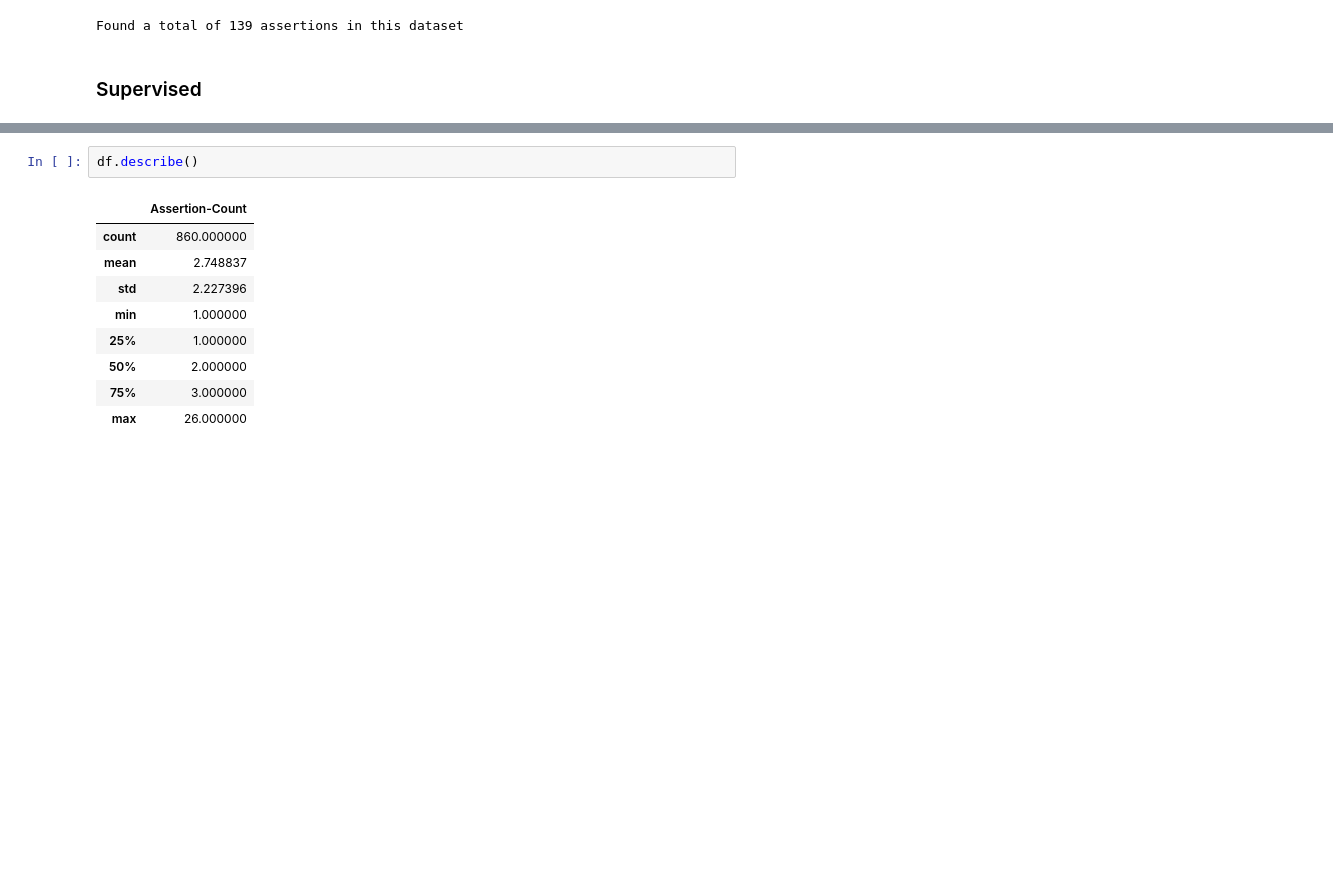
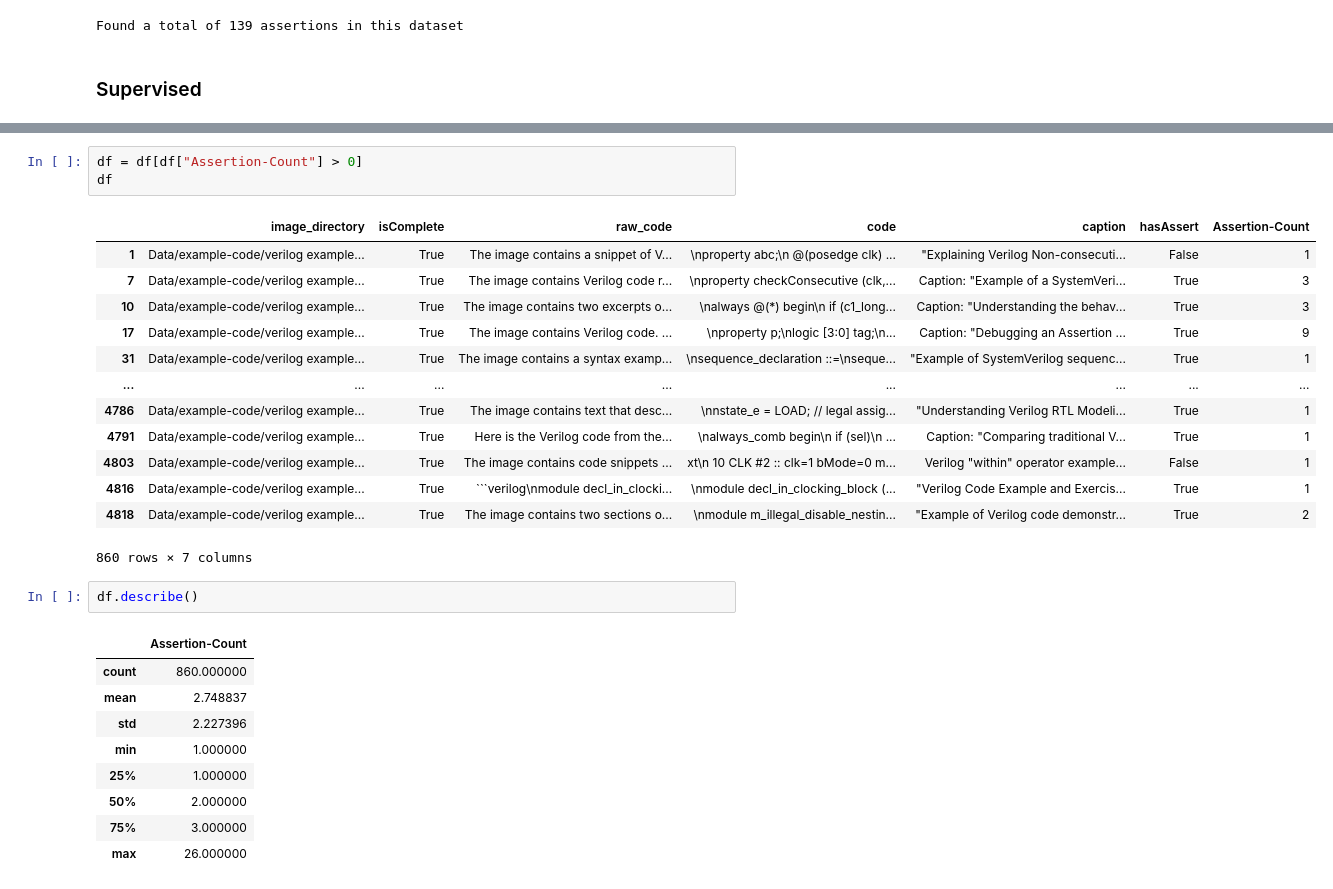
Before and after one commit to KoraSHughes/LLMCodeGen, a Jupyter notebook: Data/exploration.ipynb, the cells around one changed output, grey strips where cells are left out. Drawn from its saved outputs; the diff is of its cells as text; blank space fills up the shorter version.

````diff
--- a/Data/exploration.ipynb
+++ b/Data/exploration.ipynb
@@ -174,3 +186,20 @@ FileNotFoundError: [Errno 2] No such file or directory: 'Data/example-code/veril
+# %%
+df = df[df["Assertion-Count"] > 0]
+df
+# %% [output]
+|  | image_directory | isComplete | raw_code | code | caption | hasAssert | Assertion-Count |
+| 1 | Data/example-code/verilog example... | True | The image contains a snippet of V... | \nproperty abc;\n @(posedge clk) ... | "Explaining Verilog Non-consecuti... | False | 1 |
+| 7 | Data/example-code/verilog example... | True | The image contains Verilog code r... | \nproperty checkConsecutive (clk,... | Caption: "Example of a SystemVeri... | True | 3 |
+| 10 | Data/example-code/verilog example... | True | The image contains two excerpts o... | \nalways @(*) begin\n if (c1_long... | Caption: "Understanding the behav... | True | 3 |
+| 17 | Data/example-code/verilog example... | True | The image contains Verilog code. ... | \nproperty p;\nlogic [3:0] tag;\n... | Caption: "Debugging an Assertion ... | True | 9 |
+| 31 | Data/example-code/verilog example... | True | The image contains a syntax examp... | \nsequence_declaration ::=\nseque... | "Example of SystemVerilog sequenc... | True | 1 |
+| ... | ... | ... | ... | ... | ... | ... | ... |
+| 4786 | Data/example-code/verilog example... | True | The image contains text that desc... | \nnstate_e = LOAD; // legal assig... | "Understanding Verilog RTL Modeli... | True | 1 |
+| 4791 | Data/example-code/verilog example... | True | Here is the Verilog code from the... | \nalways_comb begin\n if (sel)\n ... | Caption: "Comparing traditional V... | True | 1 |
+| 4803 | Data/example-code/verilog example... | True | The image contains code snippets ... | xt\n 10 CLK #2 :: clk=1 bMode=0 m... | Verilog "within" operator example... | False | 1 |
+| 4816 | Data/example-code/verilog example... | True | ```verilog\nmodule decl_in_clocki... | \nmodule decl_in_clocking_block (... | "Verilog Code Example and Exercis... | True | 1 |
+| 4818 | Data/example-code/verilog example... | True | The image contains two sections o... | \nmodule m_illegal_disable_nestin... | "Example of Verilog code demonstr... | True | 2 |
+860 rows × 7 columns
 # %%
 df.describe()
 # %% [output]
````
Also changed, not shown: parts of 1 cell of this notebook.
